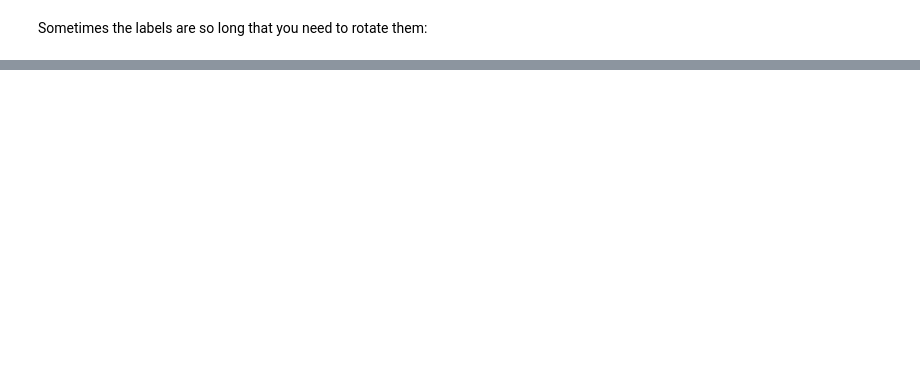
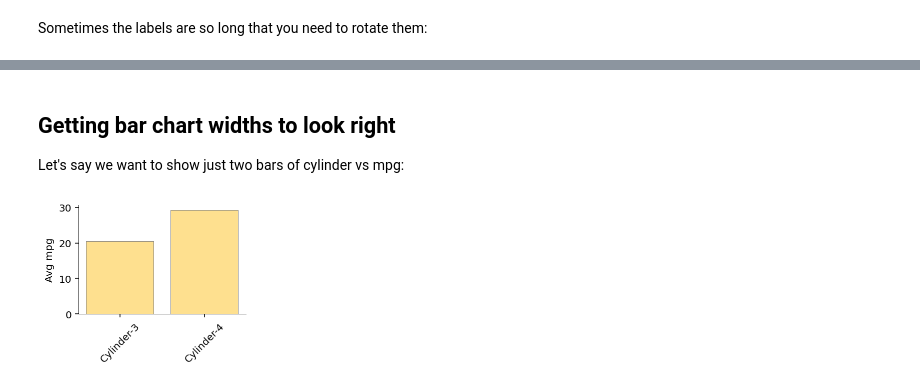
Before and after one commit to parrt/msds593, a Jupyter notebook: notebooks/matplotlib-beautify.ipynb, the cells around one changed output, grey strips where cells are left out. Cells and saved outputs as stored; diff of their text form; code cells hidden in the pictures; blank space fills up the shorter version.

```diff
--- a/notebooks/matplotlib-beautify.ipynb
+++ b/notebooks/matplotlib-beautify.ipynb
@@ -360,0 +373,25 @@ plt.show()
+# %% [markdown]
+## Getting bar chart widths to look right
+
+Let's say we want to show just two bars of cylinder vs mpg:
+# %%
+cyl_ = cyl[0:2]
+avg_mpg_ = avg_mpg[0:2]
+
+fig, ax = plt.subplots(figsize=(3,2))  # make one subplot (ax) on the figure
+barcontainers = ax.bar(cyl_, avg_mpg_, color='#FEE08F')
+ax.spines['top'].set_visible(False)
+ax.spines['right'].set_visible(False)
+ax.spines['left'].set_linewidth(.5)
+ax.spines['bottom'].set_linewidth(.5)
+ax.set_ylabel("Avg mpg")
+
+for rect in barcontainers.patches:
+    rect.set_linewidth(.5)
+    rect.set_edgecolor('grey')
+
+ax.set_xticks(cyl_)                     # make sure we have a ticket for every cyl value
+ax.set_xticklabels([f'Cylinder-{n}' for n in cyl_], rotation=45)
+plt.show()
+# %% [output]
+[figure, added]
```
Also changed, not shown: parts of 8 cells of this notebook, 1 other file.
